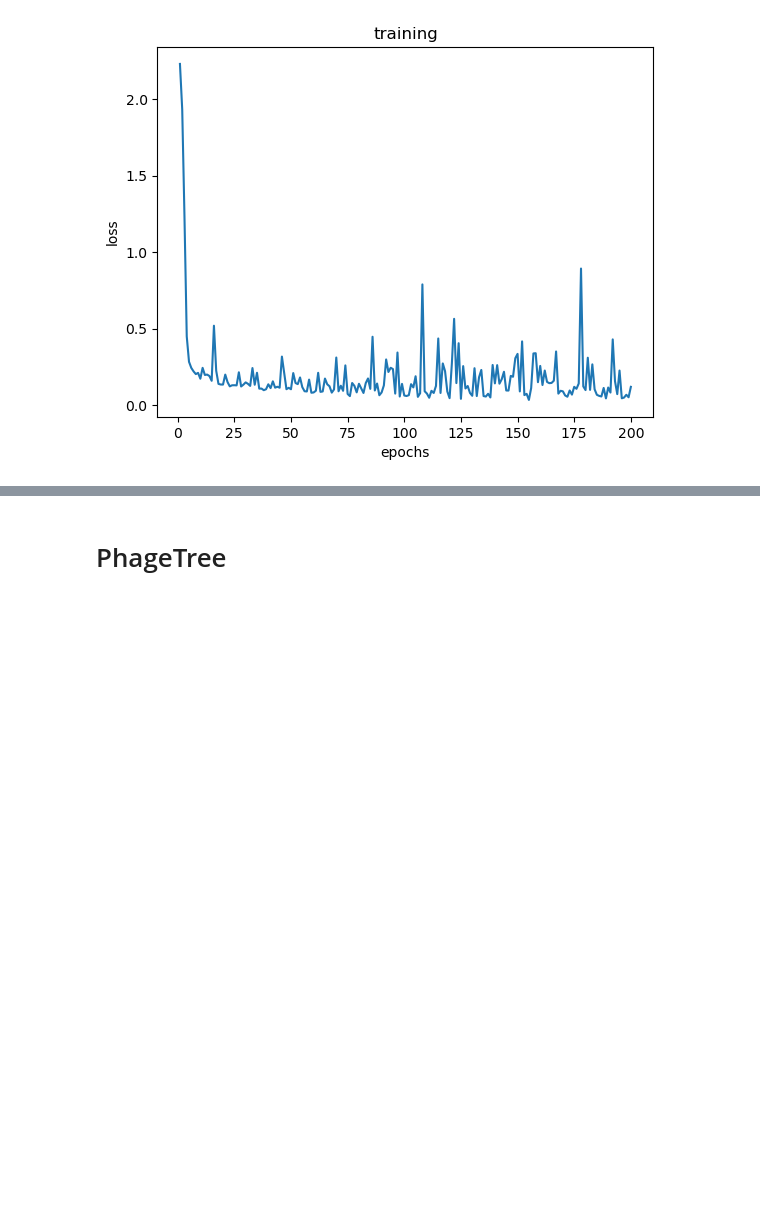
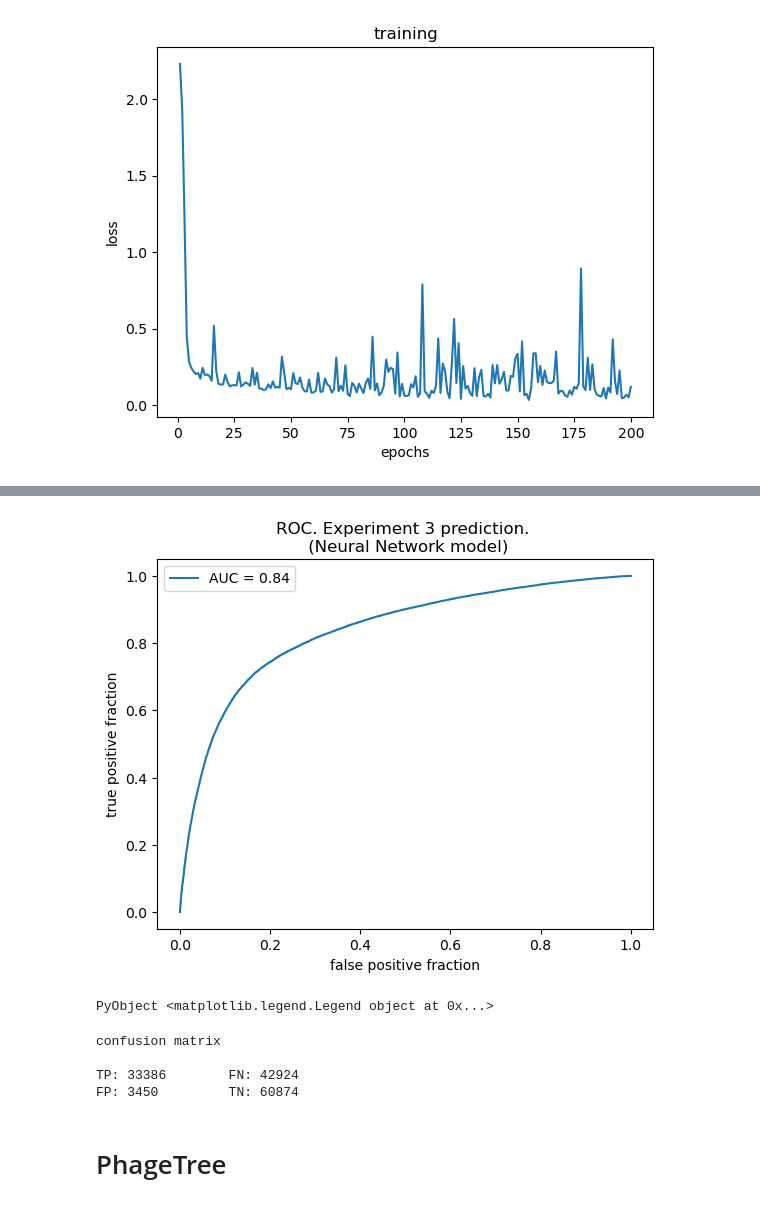
Before and after one commit to matteodeleonardis/unsupervised_aav2, a Jupyter notebook: analysis/experiment2.ipynb, the cells around one changed output, grey strips where cells are left out. Saved outputs shown, nothing was run; the diff lists cells and outputs as text; code cells hidden in the pictures; blank space fills up the shorter version.

```diff
--- a/analysis/experiment2.ipynb
+++ b/analysis/experiment2.ipynb
@@ -146,3 +135,3 @@ compute_accuracy(logits_experiment3_notfiltered, 0.0, θexperiment3_pt, threshol
 # %%
-tp_cnn, fp_cnn = roc(logits_experiment3, θexperiment3_cnn, threshold_experiment3);
+true_pos_cnn, false_pos_cnn = roc(logits_experiment3, θexperiment3, threshold_experiment3);
 # %%
@@ -152,11 +142,20 @@ auc_val_cnn = auc(fp_cnn, tp_cnn) |> mean
 # %%
-plot(fp_cnn, tp_cnn)
+plot(false_pos_cnn, true_pos_cnn)
 title("ROC. Experiment 3 prediction. \n (Neural Network model)")
 xlabel("false positive fraction")
 ylabel("true positive fraction")
 legend(["AUC = $(round(auc_val_cnn, digits=2))"])
+# %% [output]
+[figure, added]
+PyObject <matplotlib.legend.Legend object at 0x...>
 # %%
-confusion_matrix(logits_experiment3, 0.0, θexperiment3_cnn, threshold_experiment3)
+println("confusion matrix \n")
+confusion_matrix(logits_experiment3, 0.0, θexperiment3, threshold_experiment3)
+# %% [output]
+confusion matrix
+
+TP: 33386        FN: 42924
+FP: 3450         TN: 60874
 # %% [markdown]
 # PhageTree
 # %%
```
Also changed, not shown: parts of 52 cells of this notebook.
